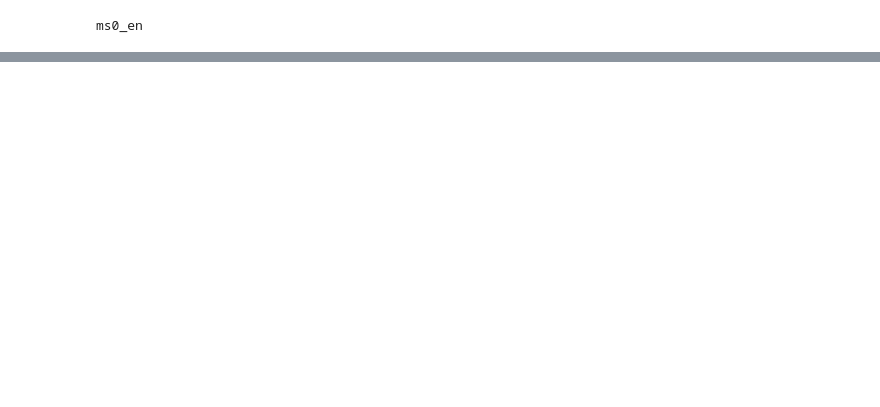
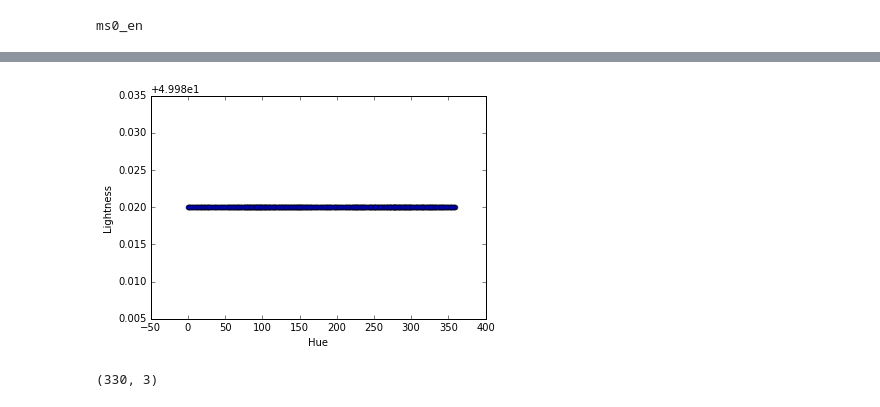
Before and after one commit to futurulus/coop-nets, a Jupyter notebook: behavioralAnalysis/multilingual.ipynb, the cells around one changed output, grey strips where cells are left out. Drawn from its saved outputs; the diff is of its cells as text; code cells hidden in the pictures; blank space fills up the shorter version.

```diff
--- a/behavioralAnalysis/multilingual.ipynb
+++ b/behavioralAnalysis/multilingual.ipynb
@@ -474,0 +1218,16 @@ Predict batch 0 of 1, Predict batch 29 of 29 (~100% done, ETA Fri Oct 13 14:35:4
+# %%
+import colorsys
+import random
+
+def hsv_to_hsl(hi, si, vi):
+    hf, sf, vf = hi / 360., si / 100., vi / 100.
+    ho, lo, so = colorsys.rgb_to_hls(*colorsys.hsv_to_rgb(hf, sf, vf))
+    if so == 0.0:
+        ho = random.random()
+    if lo == 0.0 or lo == 1.0:
+        ho = random.random()
+        so = random.random()
+    return ho * 360., so * 100., lo * 100.
+
+train_colors_hsl = np.array([hsv_to_hsl(*r) for r in train_colors])
+train_colors_hsl.shape
@@ -474,0 +1271,12 @@ Predict batch 0 of 1, Predict batch 29 of 29 (~100% done, ETA Fri Oct 13 14:35:4
+# %%
+plt.scatter(train_colors_hsl[:, 0], train_colors_hsl[:, 2], alpha=0.1)
+plt.xlabel('Hue')
+plt.ylabel('Lightness')
+plt.show()
+# %% [output]
+[figure, added]
+# %%
+wcs_colors_hsl = np.array([hsv_to_hsl(*k) for k in wcs_mapping.values()])
+wcs_colors_hsl.shape
+# %% [output]
+(330, 3)
```
Also changed, not shown: parts of 86 cells of this notebook.
